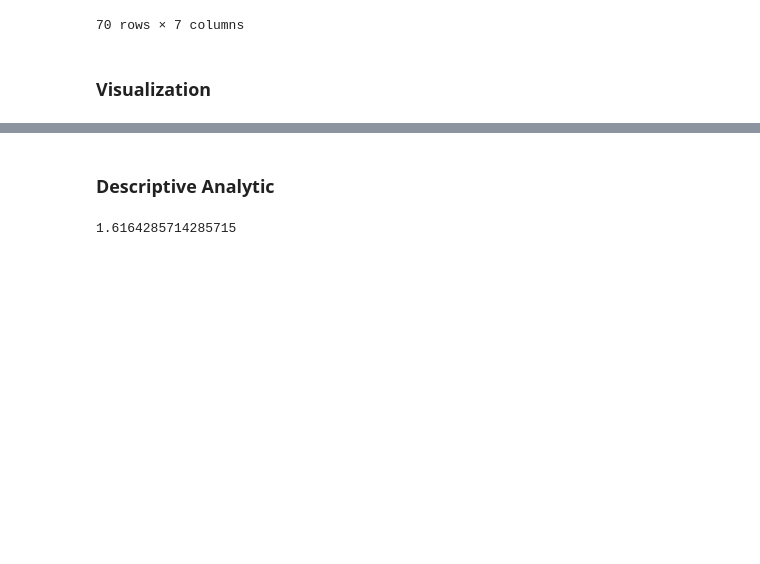
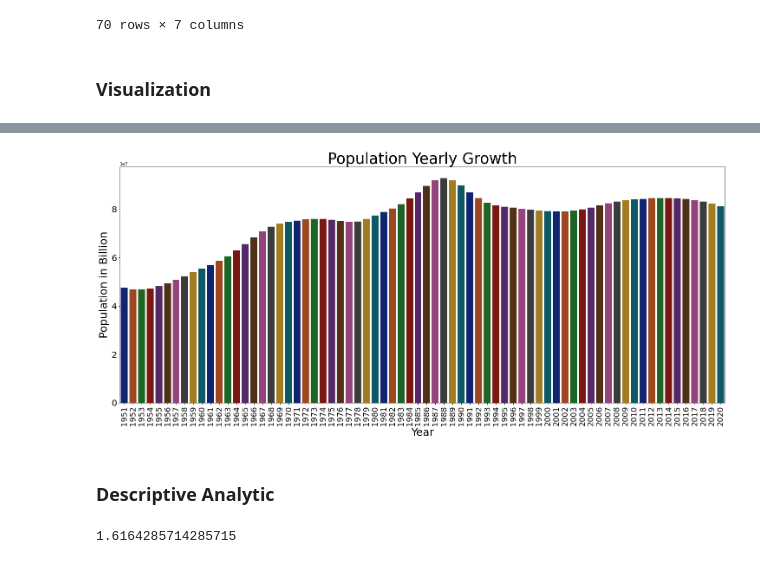
Before and after one commit to Ahgaff-level4/Data-Science, a Jupyter notebook: .ipynb, the cells around one changed output, grey strips where cells are left out. Cells and saved outputs as stored; diff of their text form; code cells hidden in the pictures; blank space fills up the shorter version.

```diff
--- a/.ipynb
+++ b/.ipynb
@@ -82,3 +109,14 @@ df
+# %%
+plt.rcParams['figure.figsize'] = (25, 10)
+ax = sns.barplot(x = df['year'], y = df['yearly_growth'],palette='dark')
+ax.set_xlabel(xlabel = 'Year', fontsize = 25)
+ax.set_ylabel(ylabel = 'Population in Billion', fontsize = 25)
+ax.set_title(label = 'Population Yearly Growth', fontsize = 35)
+plt.xticks(rotation = 90,fontsize=18)
+plt.yticks(fontsize=20)
+plt.show()
+# %% [output]
+[figure, added]
 # %% [markdown]
 ### Descriptive Analytic
 # %%
```
Also changed, not shown: parts of 10 cells of this notebook, 1 other file.
